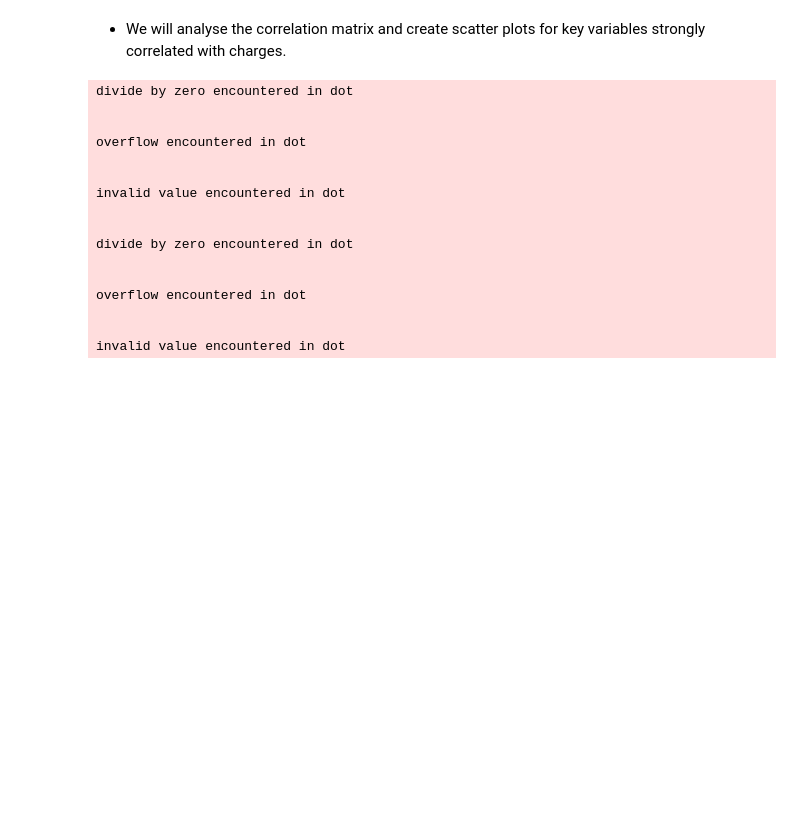
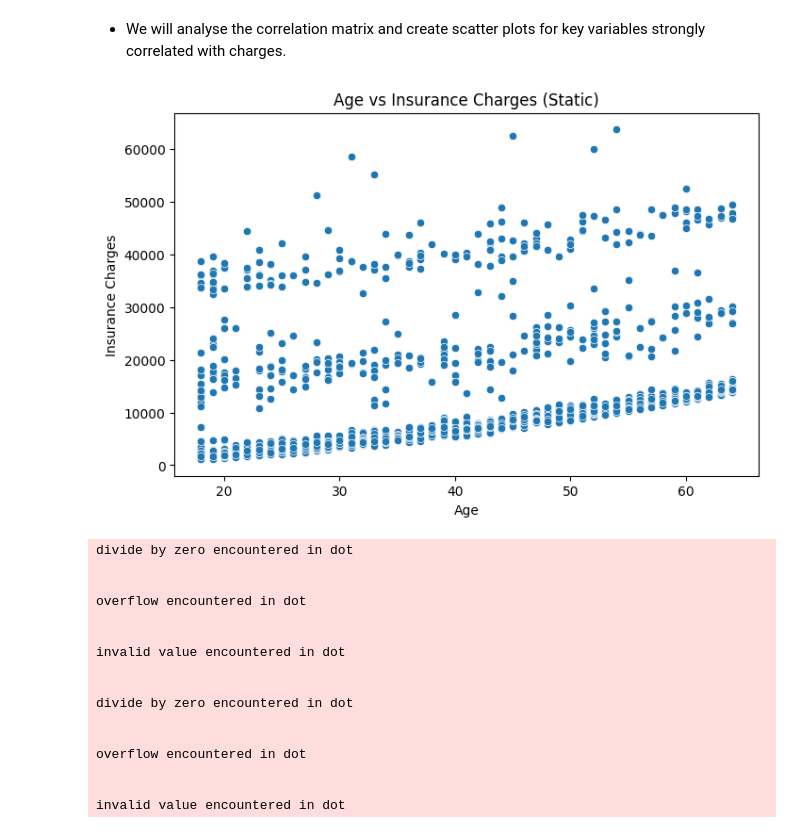
Before and after one commit to Nibrahim123/Individual-Project-1-, a Jupyter notebook: jupyter_notebooks/Notebook_Template.ipynb, the cells around one changed output. Saved outputs shown, nothing was run; the diff lists cells and outputs as text; code cells hidden in the pictures; blank space fills up the shorter version.

```diff
--- a/jupyter_notebooks/Notebook_Template.ipynb
+++ b/jupyter_notebooks/Notebook_Template.ipynb
@@ -265,6 +265,16 @@ import plotly.io as pio
 pio.renderers.default = "notebook"
 # %% [markdown]
 * We will analyse the correlation matrix and create scatter plots for key variables strongly correlated with charges.
+# %%
+# Static version for GitHub preview
+plt.figure(figsize=(8,5))
+sns.scatterplot(data=df, x='age', y='charges')
+plt.title('Age vs Insurance Charges (Static)')
+plt.xlabel('Age')
+plt.ylabel('Insurance Charges')
+plt.show()
+# %% [output]
+[figure, added]
 # %%
 # Scatter plot of Age vs Charges (Plotly for interactivity)
 fig = px.scatter(df, x='age', y='charges', title='Age vs Insurance Charges',
```
Also changed, not shown: parts of 1 cell of this notebook.
